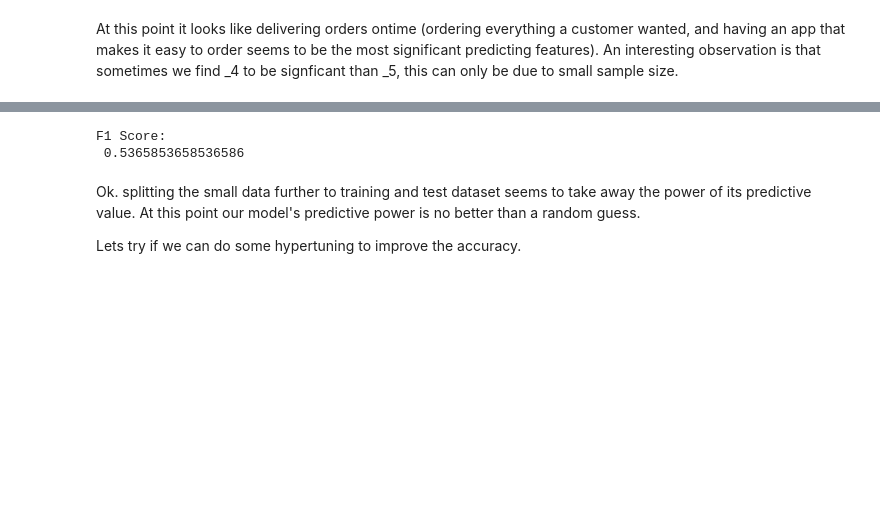
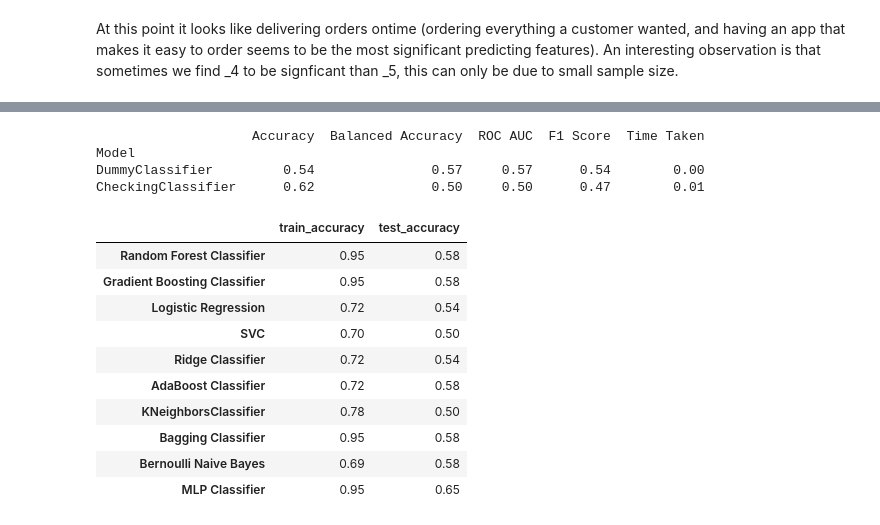
Before and after one commit to abebual/Happy-Customer-Bpojxqbxe0zbwgEV, a Jupyter notebook: Happy-Customers-Bpojxqbxe0zbwgEV.ipynb, the cells around one changed output, grey strips where cells are left out. Cells and saved outputs as stored; diff of their text form; code cells hidden in the pictures; blank space fills up the shorter version.

```diff
--- a/Happy-Customers-Bpojxqbxe0zbwgEV.ipynb
+++ b/Happy-Customers-Bpojxqbxe0zbwgEV.ipynb
@@ -248,9 +214,71 @@ Accuracy Score:  0.5
-# %%
-print('F1 Score: \n', f1_score(y_pred, y_test))
-# %% [output]
-F1 Score:
- 0.5365853658536586
-# %% [markdown]
-Ok. splitting the small data further to training and test dataset seems to take away the power of its predictive value. At this point our model's predictive power is no better than a random guess.
-
-Lets try if we can do some hypertuning to improve the accuracy.
+# %%
+#Explore which models would work well with this dataset. `lazyPredict` helps generate sutable models.
+x_train, x_test, y_train, y_test = train_test_split(x, y, test_size = 0.2, random_state = 123)
+
+clf = LazyClassifier(verbose = 0, ignore_warnings = True, predictions = True, custom_metric = None)
+models,predictions = clf.fit(x_train, x_test, y_train, y_test)
+
+print(models)
+# %% [output]
+                    Accuracy  Balanced Accuracy  ROC AUC  F1 Score  Time Taken
+Model
+DummyClassifier         0.54               0.57     0.57      0.54        0.00
+CheckingClassifier      0.62               0.50     0.50      0.47        0.01
+# %%
+# Well the 'lazyPredict' did not work, despite creating a separate vertual environment for the project. I am going to implement select models that I think may perfrom well for such dataset and business problem, manually.
+
+def evaluate(x_train, x_test, y_train, y_test):
+    #Names of models
+    model_name_list = ['Random Forest Classifier',
+                       'Gradient Boosting Classifier',
+                      'Logistic Regression',
+                      'SVC',
+                      'Ridge Classifier',
+                      'AdaBoost Classifier',
+                      'KNeighborsClassifier',
+                      'Bagging Classifier',
+                      'Bernoulli Naive Bayes',
+                      'MLP Classifier']
+    model = np.arange(1, 11)
+    train_accuracy = np.empty(len(model))
+    test_accuracy = np.empty(len(model))
+    # Instantiate the models
+    model1 = RandomForestClassifier(n_estimators=100)
+    model2 = GradientBoostingClassifier(n_estimators=100)
+    model3 = LogisticRegression()
+    model4 = SVC (gamma='auto')
+    model5 = RidgeClassifier ()
+    model6 = AdaBoostClassifier (n_estimators=100)
+    model7 = KNeighborsClassifier (n_neighbors=3)
+    model8 = BaggingClassifier(n_estimators=100)
+    model9 = BernoulliNB()
+    model10 = MLPClassifier (max_iter=300)
+    results =pd.DataFrame(columns=['train_accuracy', 'test_accuracy'])
+
+    model_list = [model1, model2, model3, model4, model5, model6, model7, model8, model9, model10]
+    # Train and predict with each model
+    for i, model in enumerate(model_list):
+        model.fit(x_train, y_train)
+
+        train_accuracy=model.score(x_train, y_train)
+        test_accuracy=model.score(x_test, y_test)
+
+        model_name=model_name_list[i]
+        results.loc[model_name, :] =[train_accuracy, test_accuracy]
+    return results
+
+
+results = evaluate(x_train, x_test, y_train, y_test)
+results
+# %% [output]
+|  | train_accuracy | test_accuracy |
+| Random Forest Classifier | 0.95 | 0.58 |
+| Gradient Boosting Classifier | 0.95 | 0.58 |
+| Logistic Regression | 0.72 | 0.54 |
+| SVC | 0.70 | 0.50 |
+| Ridge Classifier | 0.72 | 0.54 |
+| AdaBoost Classifier | 0.72 | 0.58 |
+| KNeighborsClassifier | 0.78 | 0.50 |
+| Bagging Classifier | 0.95 | 0.58 |
+| Bernoulli Naive Bayes | 0.69 | 0.58 |
+| MLP Classifier | 0.95 | 0.65 |
```
Also changed, not shown: parts of 40 cells of this notebook.
